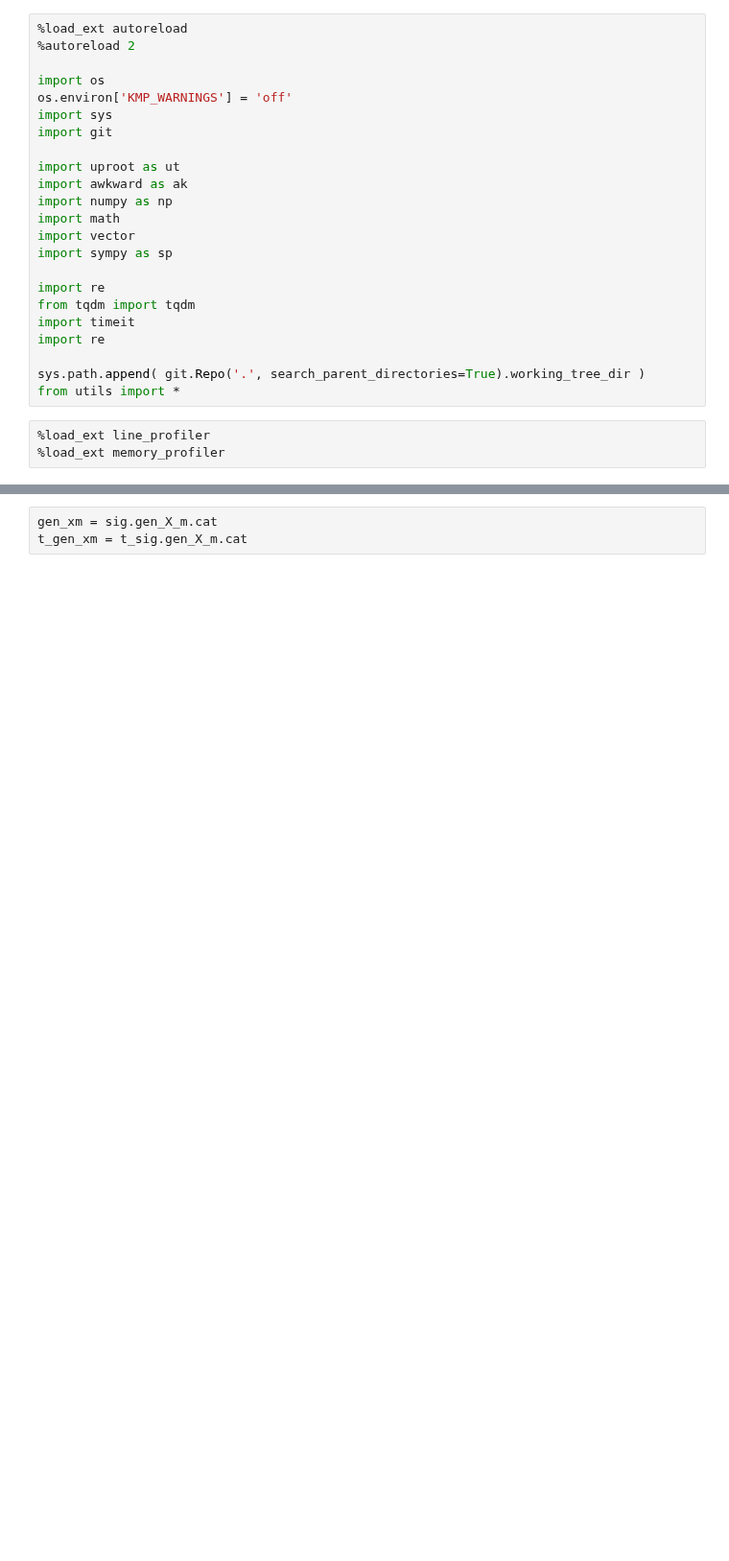
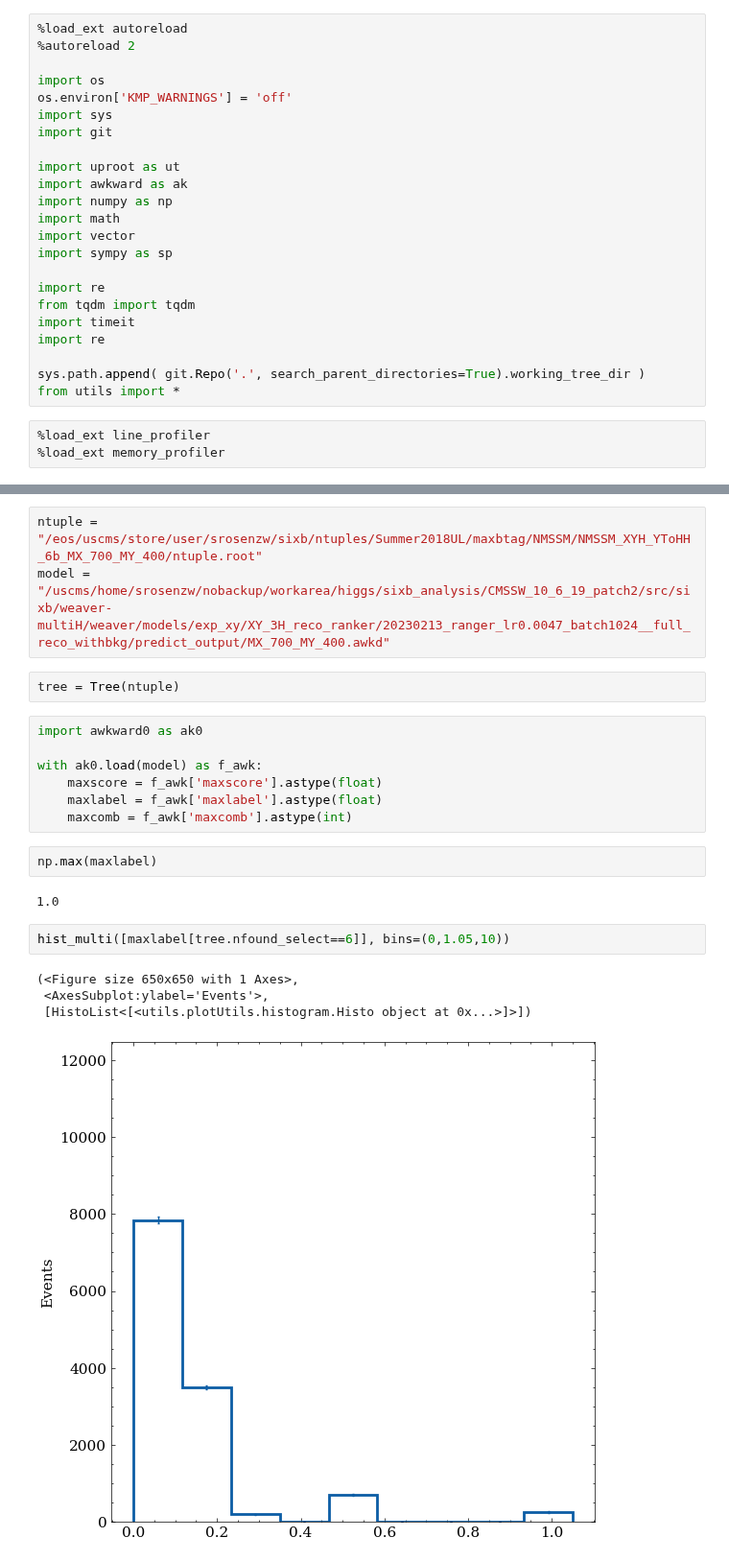
Before and after one commit to ekoenig4/analysis, a Jupyter notebook: jupyter/sixb/test_weaver_input.ipynb, the cells around one changed output, grey strips where cells are left out. Shown at 96% size. Saved outputs shown, nothing was run; the diff lists cells and outputs as text; blank space fills up the shorter version.

```diff
--- a/jupyter/sixb/test_weaver_input.ipynb
+++ b/jupyter/sixb/test_weaver_input.ipynb
@@ -111,3 +27,23 @@ sig.X_m.cat
-# %%
-gen_xm = sig.gen_X_m.cat
-t_gen_xm = t_sig.gen_X_m.cat
+# %%
+ntuple = "/eos/uscms/store/user/srosenzw/sixb/ntuples/Summer2018UL/maxbtag/NMSSM/NMSSM_XYH_YToHH_6b_MX_700_MY_400/ntuple.root"
+model = "/uscms/home/srosenzw/nobackup/workarea/higgs/sixb_analysis/CMSSW_10_6_19_patch2/src/sixb/weaver-multiH/weaver/models/exp_xy/XY_3H_reco_ranker/20230213_ranger_lr0.0047_batch1024__full_reco_withbkg/predict_output/MX_700_MY_400.awkd"
+# %%
+tree = Tree(ntuple)
+# %%
+import awkward0 as ak0
+
+with ak0.load(model) as f_awk:
+    maxscore = f_awk['maxscore'].astype(float)
+    maxlabel = f_awk['maxlabel'].astype(float)
+    maxcomb = f_awk['maxcomb'].astype(int)
+# %%
+np.max(maxlabel)
+# %% [output]
+1.0
+# %%
+hist_multi([maxlabel[tree.nfound_select==6]], bins=(0,1.05,10))
+# %% [output]
+(<Figure size 650x650 with 1 Axes>,
+ <AxesSubplot:ylabel='Events'>,
+ [HistoList<[<utils.plotUtils.histogram.Histo object at 0x...>]>])
+[figure, added]
```
Also changed, not shown: parts of 18 cells of this notebook, 3 other files.
